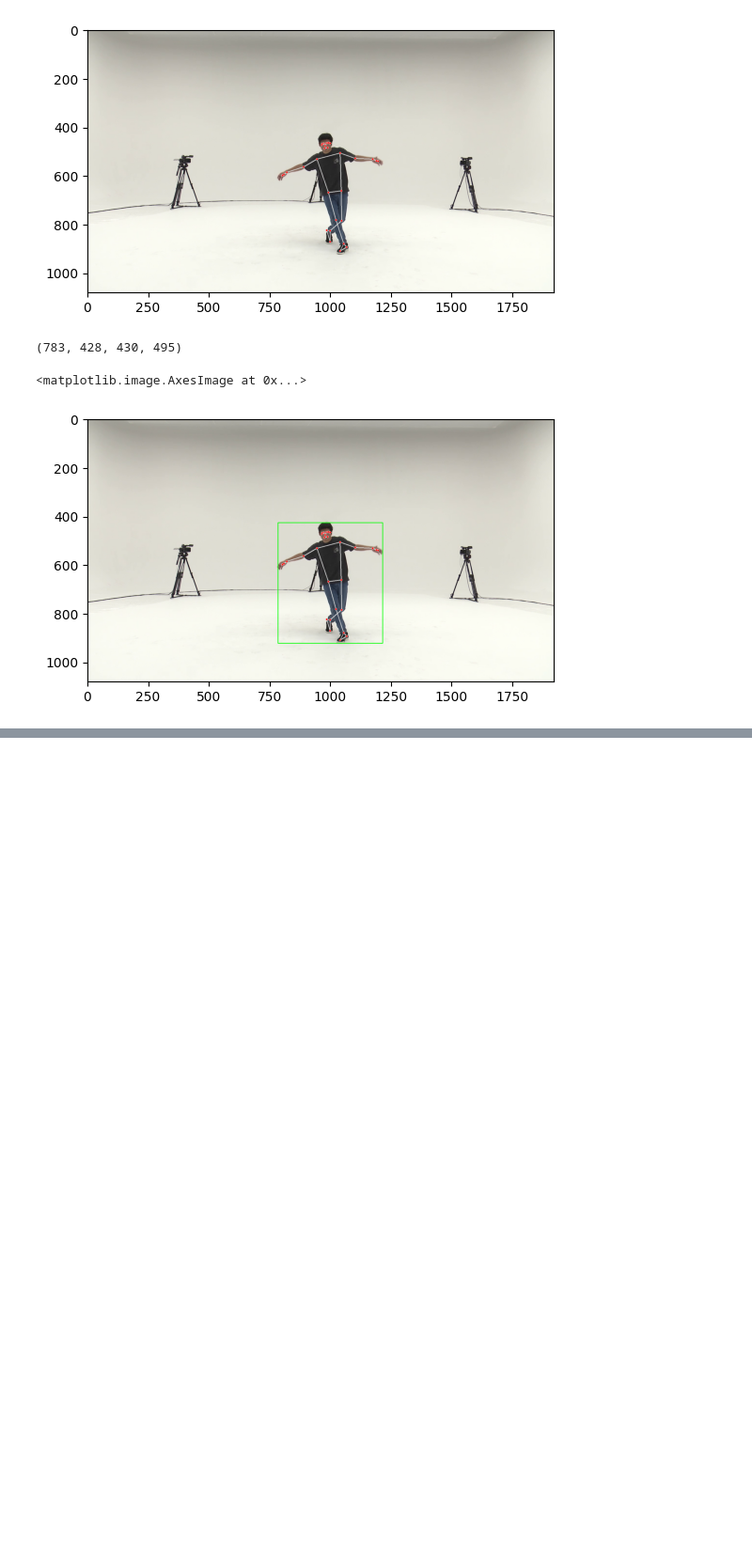
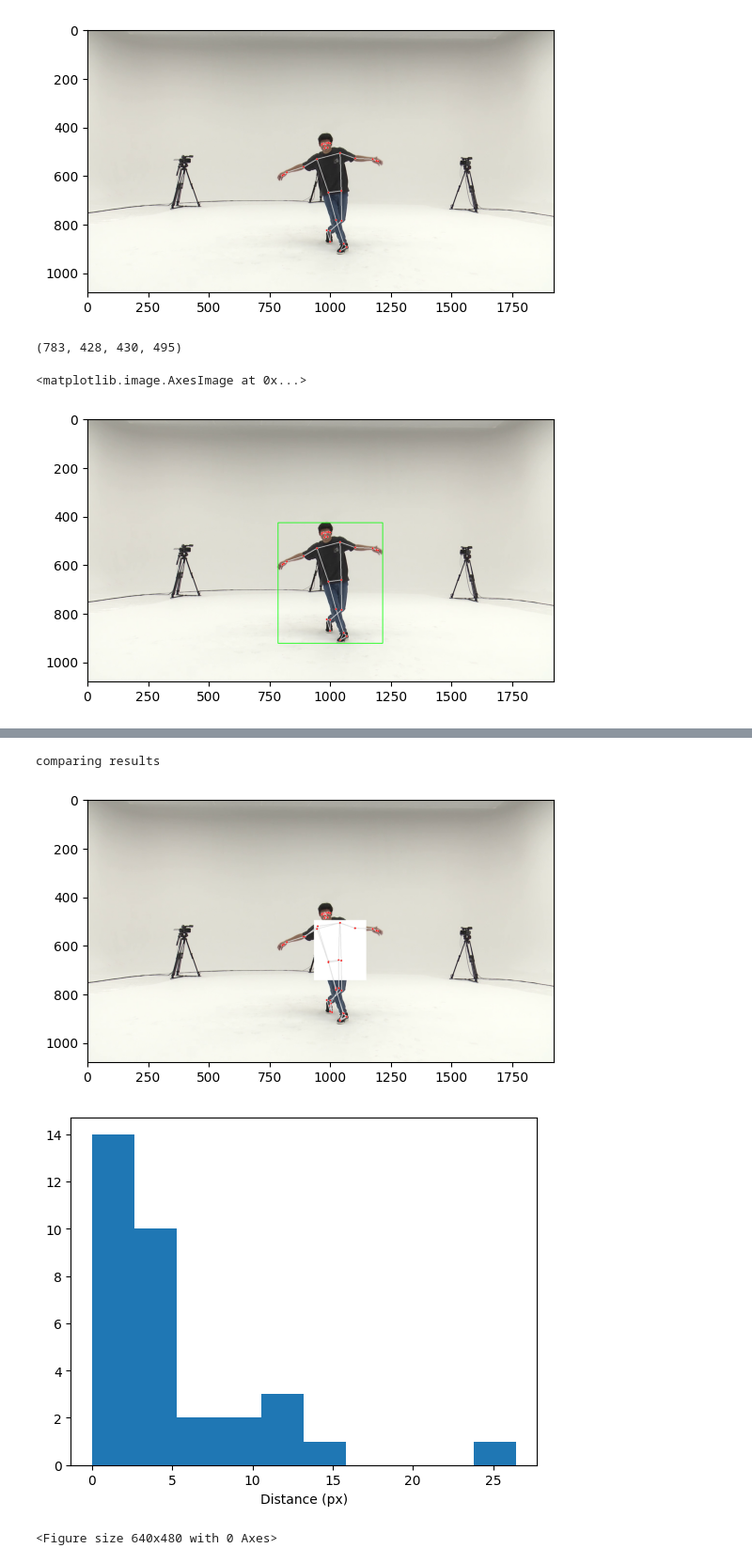
Before and after one commit to mlamsey/zeste_vision, a Jupyter notebook: nb/testbed.ipynb, the cells around one changed output, grey strips where cells are left out. Shown at 94% size. Drawn from its saved outputs; the diff is of its cells as text; code cells hidden in the pictures; blank space fills up the shorter version.

```diff
--- a/nb/testbed.ipynb
+++ b/nb/testbed.ipynb
@@ -109,0 +98,64 @@ for _ in range(25):
+# %%
+bbox = compute_bounding_box(results)
+
+occluded_frame = test_frame.copy()
+occluded_frame = add_occlusion(occluded_frame, bbox, percent=0.5)
+
+new_results = pose.process(occluded_frame)
+
+render_image = occluded_frame.copy()
+DRAWING.draw_landmarks(render_image, new_results.pose_landmarks, POSE_CONNECTIONS)
+
+# rgb_frame = cv2.cvtColor(render_image, cv2.COLOR_BGR2RGB)
+# plt.imshow(rgb_frame)
+
+# cv2.imshow("occluded", render_image)
+
+# compare results
+print("comparing results")
+img_w = test_frame.shape[1]
+img_h = test_frame.shape[0]
+distances = []
+for i in range(len(results.pose_landmarks.landmark)):
+    x1, y1 = results.pose_landmarks.landmark[i].x, results.pose_landmarks.landmark[i].y
+    x1_px = int(x1 * img_w)
+    y1_px = int(y1 * img_h)
+    x2, y2 = new_results.pose_landmarks.landmark[i].x, new_results.pose_landmarks.landmark[i].y
+    x2_px = int(x2 * img_w)
+    y2_px = int(y2 * img_h)
+    # print(f"landmark {i}: ({x1}, {y1}) vs ({x2}, {y2})")
+    # distance = np.sqrt((x1 - x2) ** 2 + (y1 - y2) ** 2)
+    distance = np.sqrt((x1_px - x2_px) ** 2 + (y1_px - y2_px) ** 2)
+    distances.append(distance)
+
+DRAWING.draw_landmarks(render_image, results.pose_landmarks, POSE_CONNECTIONS)
+
+rgb_frame = cv2.cvtColor(render_image, cv2.COLOR_BGR2RGB)
+plt.imshow(rgb_frame)
+plt.show()
+
+# histogram
+plt.hist(distances)
+plt.xlabel("Distance (px)")
+plt.show()
+# %% [output]
+comparing results
+[figure, added]
+[figure, added]
+# %%
+annot_path = "/home/lamsey/hrl/zeste_vision/data/aist_dance_annotations/"
+annot_file = annot_path + "gBR_sBM_cAll_d04_mBR0_ch01.pkl"
+
+annotations = load_keypoint3d(annot_file)
+
+n = annotations.shape[0]
+# f = plt.figure()
+# for i in range(n):
+#     for point in annotations[i]:
+#         x, y, z = point
+#         plt.scatter(x, y, c="r")
+#     plt.show()
+#     sleep(0.1)
+#     f.clear()
+# %% [output]
+<Figure size 640x480 with 0 Axes>
```
Also changed, not shown: parts of 4 cells of this notebook, 1 other file.
